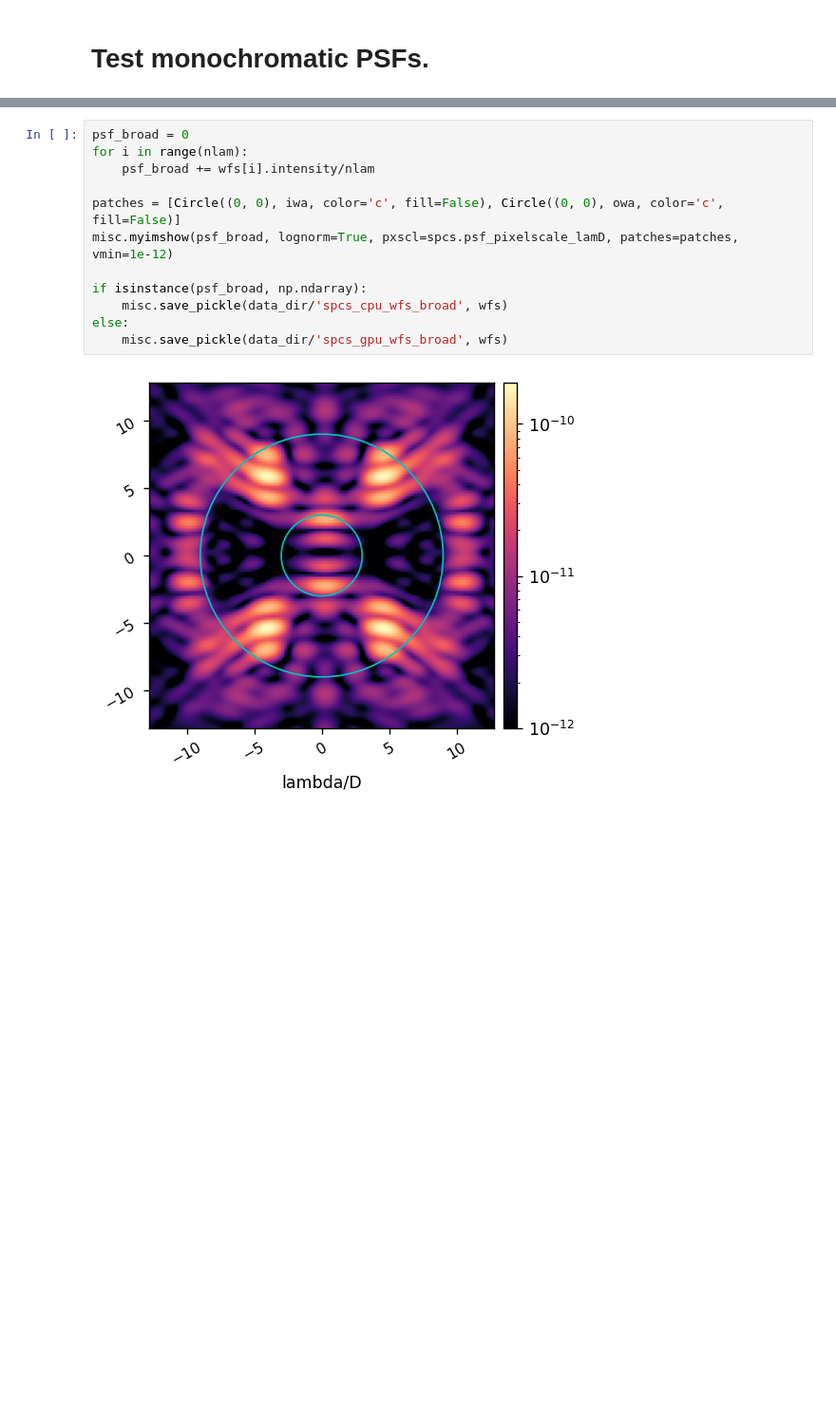
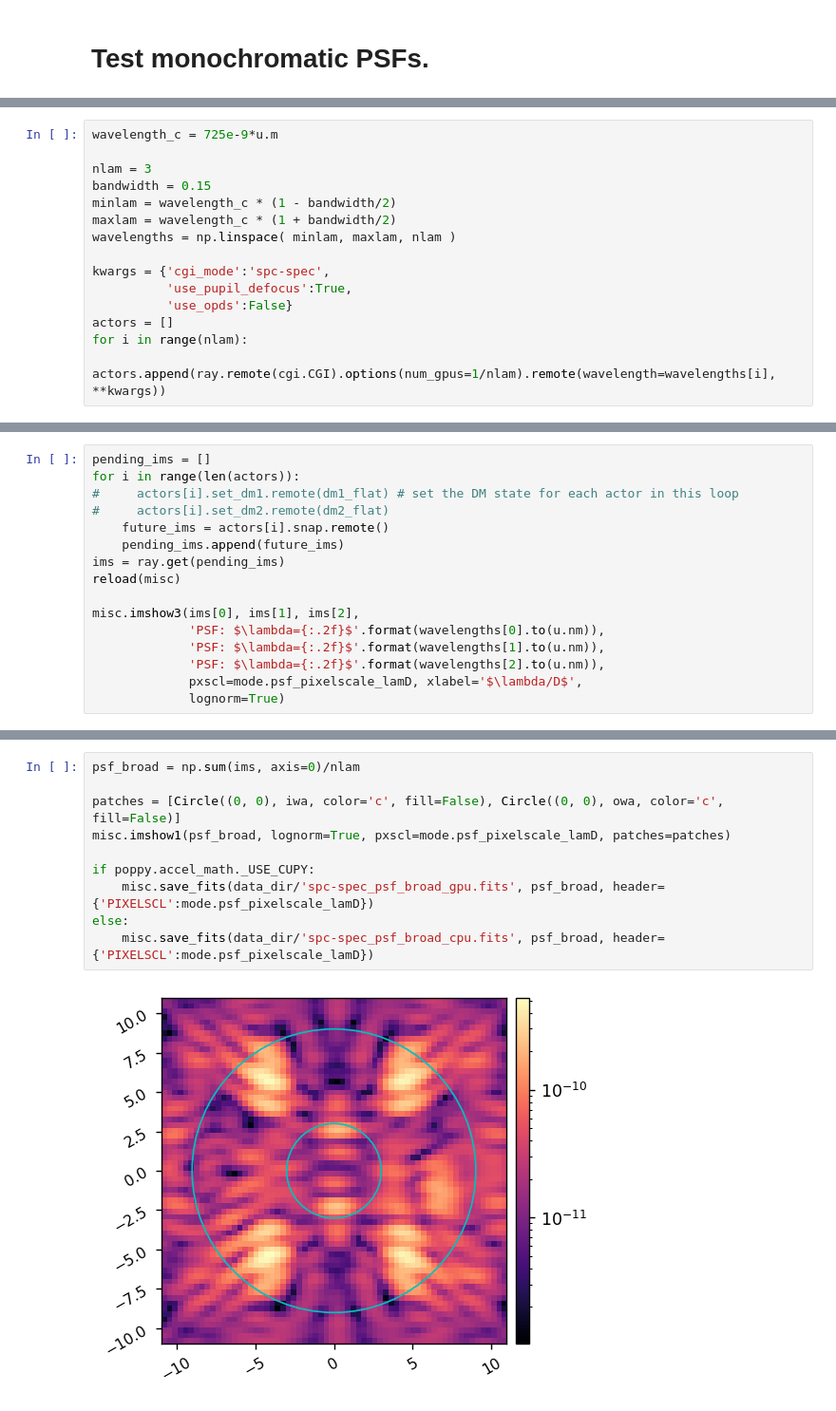
Before and after one commit to kian1377/cgi_phasec_poppy, a Jupyter notebook: example-notebooks/poppy_spc_spec_tests.ipynb, the cells around one changed output, grey strips where cells are left out. Shown at 95% size. Saved outputs shown, nothing was run; the diff lists cells and outputs as text; blank space fills up the shorter version.

```diff
--- a/example-notebooks/poppy_spc_spec_tests.ipynb
+++ b/example-notebooks/poppy_spc_spec_tests.ipynb
@@ -144,0 +100,15 @@ All PSFs calculated in 0.907s
+# %%
+wavelength_c = 725e-9*u.m
+
+nlam = 3
+bandwidth = 0.15
+minlam = wavelength_c * (1 - bandwidth/2)
+maxlam = wavelength_c * (1 + bandwidth/2)
+wavelengths = np.linspace( minlam, maxlam, nlam )
+
+kwargs = {'cgi_mode':'spc-spec',
+          'use_pupil_defocus':True,
+          'use_opds':False}
+actors = []
+for i in range(nlam):
+    actors.append(ray.remote(cgi.CGI).options(num_gpus=1/nlam).remote(wavelength=wavelengths[i], **kwargs))
@@ -144,0 +117,16 @@ All PSFs calculated in 0.907s
+# %%
+pending_ims = []
+for i in range(len(actors)):
+#     actors[i].set_dm1.remote(dm1_flat) # set the DM state for each actor in this loop
+#     actors[i].set_dm2.remote(dm2_flat)
+    future_ims = actors[i].snap.remote()
+    pending_ims.append(future_ims)
+ims = ray.get(pending_ims)
+reload(misc)
+
+misc.imshow3(ims[0], ims[1], ims[2],
+             'PSF: $\lambda={:.2f}$'.format(wavelengths[0].to(u.nm)),
+             'PSF: $\lambda={:.2f}$'.format(wavelengths[1].to(u.nm)),
+             'PSF: $\lambda={:.2f}$'.format(wavelengths[2].to(u.nm)),
+             pxscl=mode.psf_pixelscale_lamD, xlabel='$\lambda/D$',
+             lognorm=True)
@@ -145,14 +141,12 @@ All PSFs calculated in 0.907s
 # %%
-psf_broad = 0
-for i in range(nlam):
-    psf_broad += wfs[i].intensity/nlam
+psf_broad = np.sum(ims, axis=0)/nlam
 
 patches = [Circle((0, 0), iwa, color='c', fill=False), Circle((0, 0), owa, color='c', fill=False)]
-misc.myimshow(psf_broad, lognorm=True, pxscl=spcs.psf_pixelscale_lamD, patches=patches, vmin=1e-12)
+misc.imshow1(psf_broad, lognorm=True, pxscl=mode.psf_pixelscale_lamD, patches=patches)
 
-if isinstance(psf_broad, np.ndarray):
-    misc.save_pickle(data_dir/'spcs_cpu_wfs_broad', wfs)
+if poppy.accel_math._USE_CUPY:
+    misc.save_fits(data_dir/'spc-spec_psf_broad_gpu.fits', psf_broad, header={'PIXELSCL':mode.psf_pixelscale_lamD})
 else:
-    misc.save_pickle(data_dir/'spcs_gpu_wfs_broad', wfs)
+    misc.save_fits(data_dir/'spc-spec_psf_broad_cpu.fits', psf_broad, header={'PIXELSCL':mode.psf_pixelscale_lamD})
 # %% [output]
-[figure, old version]
+[figure, new version]
```
Also changed, not shown: parts of 16 cells of this notebook, 1 other file.
